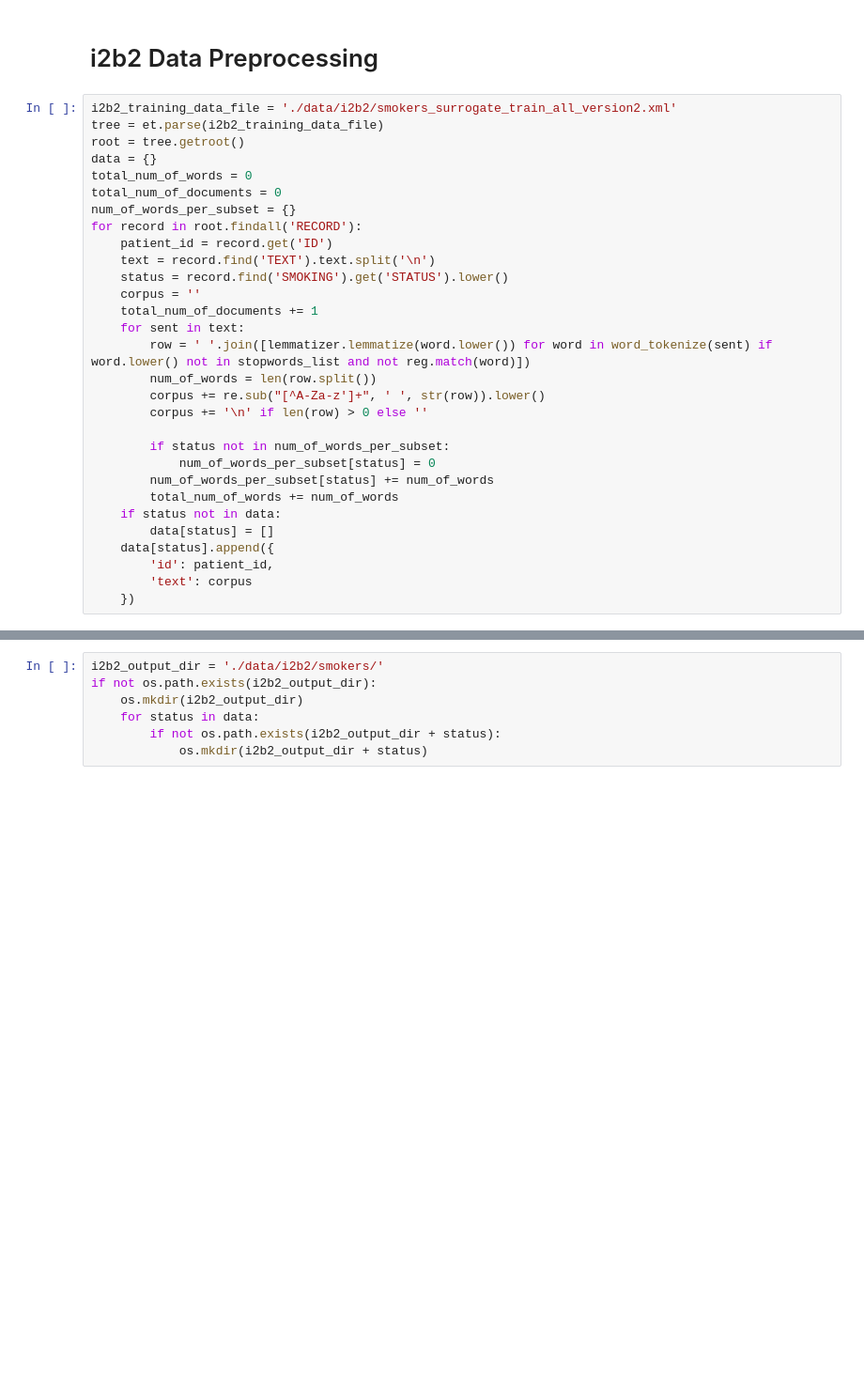
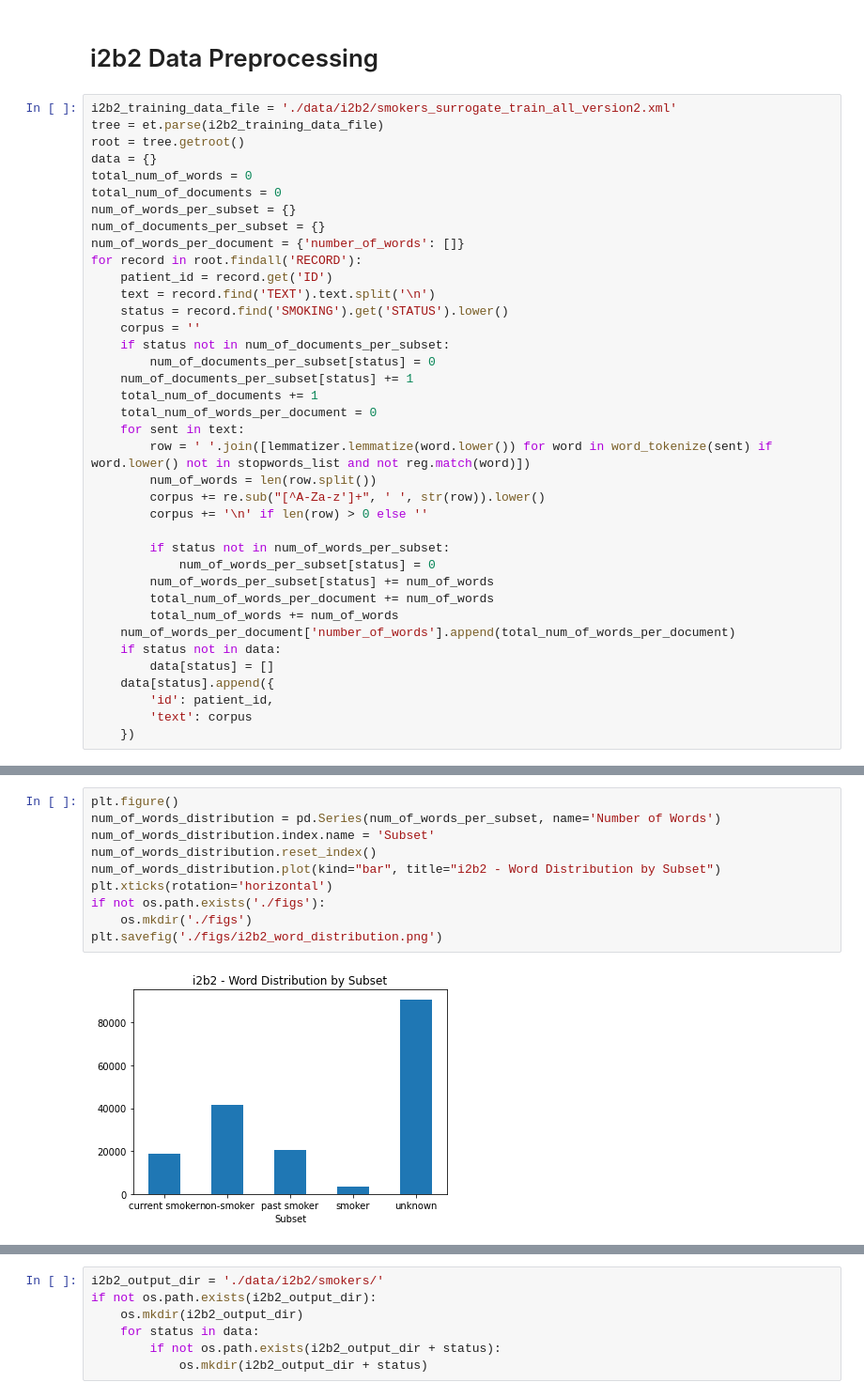
Before and after one commit to PeterMengQiWu/Sentiment-Analysis-CSI4900, a Jupyter notebook: Data Preprocessing.ipynb, the cells around one changed output, grey strips where cells are left out. Shown: that part at 94% size. Saved outputs shown, nothing was run; the diff lists cells and outputs as text; blank space fills up the shorter version.

Commit message:
generate figures in data preprocessing

```diff
--- a/Data Preprocessing.ipynb
+++ b/Data Preprocessing.ipynb
@@ -19,12 +21,18 @@ data = {}
 total_num_of_words = 0
 total_num_of_documents = 0
 num_of_words_per_subset = {}
+num_of_documents_per_subset = {}
+num_of_words_per_document = {'number_of_words': []}
 for record in root.findall('RECORD'):
     patient_id = record.get('ID')
     text = record.find('TEXT').text.split('\n')
     status = record.find('SMOKING').get('STATUS').lower()
     corpus = ''
+    if status not in num_of_documents_per_subset:
+        num_of_documents_per_subset[status] = 0
+    num_of_documents_per_subset[status] += 1
     total_num_of_documents += 1
+    total_num_of_words_per_document = 0
     for sent in text:
         row = ' '.join([lemmatizer.lemmatize(word.lower()) for word in word_tokenize(sent) if word.lower() not in stopwords_list and not reg.match(word)])
         num_of_words = len(row.split())
@@ -34,7 +42,9 @@ for record in root.findall('RECORD'):
         if status not in num_of_words_per_subset:
             num_of_words_per_subset[status] = 0
         num_of_words_per_subset[status] += num_of_words
+        total_num_of_words_per_document += num_of_words
         total_num_of_words += num_of_words
+    num_of_words_per_document['number_of_words'].append(total_num_of_words_per_document)
     if status not in data:
         data[status] = []
     data[status].append({
@@ -43,0 +72,12 @@ for record in root.findall('RECORD'):
+# %%
+plt.figure()
+num_of_words_distribution = pd.Series(num_of_words_per_subset, name='Number of Words')
+num_of_words_distribution.index.name = 'Subset'
+num_of_words_distribution.reset_index()
+num_of_words_distribution.plot(kind="bar", title="i2b2 - Word Distribution by Subset")
+plt.xticks(rotation='horizontal')
+if not os.path.exists('./figs'):
+    os.mkdir('./figs')
+plt.savefig('./figs/i2b2_word_distribution.png')
+# %% [output]
+[figure, added]
```
Also changed, not shown: parts of 11 cells of this notebook.
